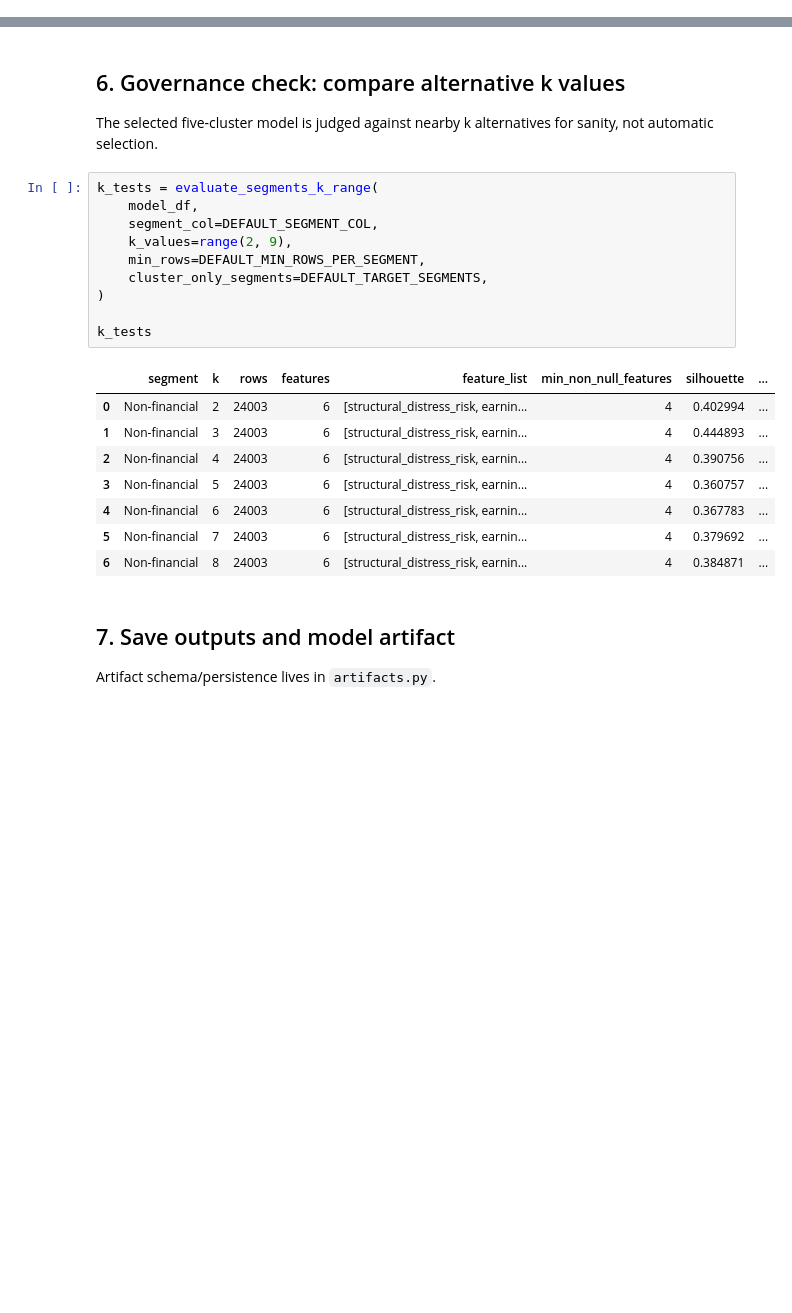
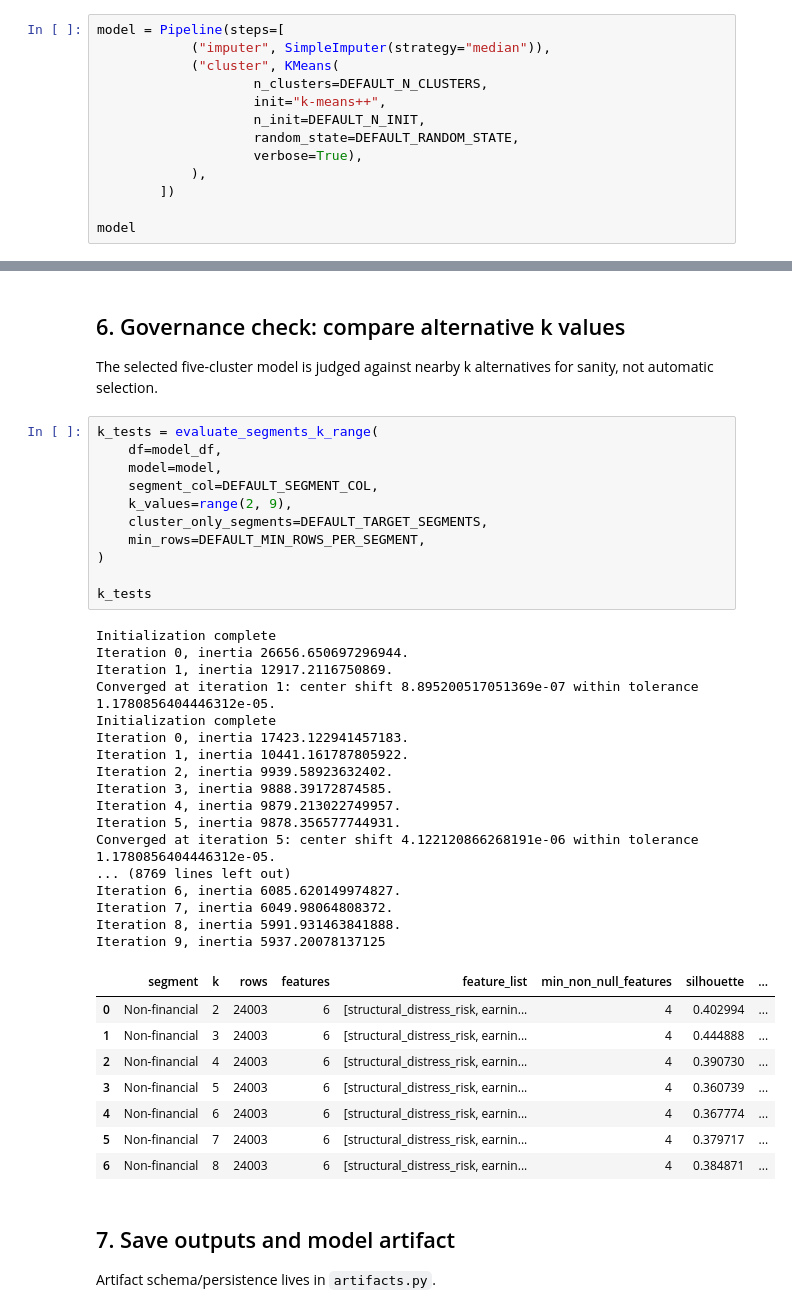
Before and after one commit to Kamend1/corporate_credit_clustering_tool, a Jupyter notebook: notebooks/02_credit_clustering.ipynb, the cells around one changed output, grey strips where cells are left out. Saved outputs shown, nothing was run; the diff lists cells and outputs as text; blank space fills up the shorter version.

```diff
--- a/notebooks/02_credit_clustering.ipynb
+++ b/notebooks/02_credit_clustering.ipynb
@@ -257,3 +269,16 @@ feature_availability
 ## 4. Cluster non-financial issuers
 
 The clustering code lives in `clustering.py`. The model uses bounded directional risk factors, not raw accounting values.
+# %%
+model = Pipeline(steps=[
+            ("imputer", SimpleImputer(strategy="median")),
+            ("cluster", KMeans(
+                    n_clusters=DEFAULT_N_CLUSTERS,
+                    init="k-means++",
+                    n_init=DEFAULT_N_INIT,
+                    random_state=DEFAULT_RANDOM_STATE,
+                    verbose=True),
+            ),
+        ])
+
+model
@@ -396,22 +446,40 @@ display(industry_cluster_mix.head(50))
 The selected five-cluster model is judged against nearby k alternatives for sanity, not automatic selection.
 # %%
 k_tests = evaluate_segments_k_range(
-    model_df,
+    df=model_df,
+    model=model,
     segment_col=DEFAULT_SEGMENT_COL,
     k_values=range(2, 9),
+    cluster_only_segments=DEFAULT_TARGET_SEGMENTS,
     min_rows=DEFAULT_MIN_ROWS_PER_SEGMENT,
-    cluster_only_segments=DEFAULT_TARGET_SEGMENTS,
 )
 
 k_tests
 # %% [output]
+Initialization complete
+Iteration 0, inertia 26656.650697296944.
+Iteration 1, inertia 12917.2116750869.
+Converged at iteration 1: center shift 8.895200517051369e-07 within tolerance 1.1780856404446312e-05.
+Initialization complete
+Iteration 0, inertia 17423.122941457183.
+Iteration 1, inertia 10441.161787805922.
+Iteration 2, inertia 9939.58923632402.
+Iteration 3, inertia 9888.39172874585.
+Iteration 4, inertia 9879.213022749957.
+Iteration 5, inertia 9878.356577744931.
+Converged at iteration 5: center shift 4.122120866268191e-06 within tolerance 1.1780856404446312e-05.
+... (8769 lines left out)
+Iteration 6, inertia 6085.620149974827.
+Iteration 7, inertia 6049.98064808372.
+Iteration 8, inertia 5991.931463841888.
+Iteration 9, inertia 5937.20078137125
 |  | segment | k | rows | features | feature_list | min_non_null_features | silhouette | ... |
 | 0 | Non-financial | 2 | 24003 | 6 | [structural_distress_risk, earnin... | 4 | 0.402994 | ... |
-| 1 | Non-financial | 3 | 24003 | 6 | [structural_distress_risk, earnin... | 4 | 0.444893 | ... |
-| 2 | Non-financial | 4 | 24003 | 6 | [structural_distress_risk, earnin... | 4 | 0.390756 | ... |
-| 3 | Non-financial | 5 | 24003 | 6 | [structural_distress_risk, earnin... | 4 | 0.360757 | ... |
-| 4 | Non-financial | 6 | 24003 | 6 | [structural_distress_risk, earnin... | 4 | 0.367783 | ... |
-| 5 | Non-financial | 7 | 24003 | 6 | [structural_distress_risk, earnin... | 4 | 0.379692 | ... |
+| 1 | Non-financial | 3 | 24003 | 6 | [structural_distress_risk, earnin... | 4 | 0.444888 | ... |
+| 2 | Non-financial | 4 | 24003 | 6 | [structural_distress_risk, earnin... | 4 | 0.390730 | ... |
+| 3 | Non-financial | 5 | 24003 | 6 | [structural_distress_risk, earnin... | 4 | 0.360739 | ... |
+| 4 | Non-financial | 6 | 24003 | 6 | [structural_distress_risk, earnin... | 4 | 0.367774 | ... |
+| 5 | Non-financial | 7 | 24003 | 6 | [structural_distress_risk, earnin... | 4 | 0.379717 | ... |
 | 6 | Non-financial | 8 | 24003 | 6 | [structural_distress_risk, earnin... | 4 | 0.384871 | ... |
 # %% [markdown]
 ## 7. Save outputs and model artifact
```
Also changed, not shown: parts of 13 cells of this notebook, 9 other files.
